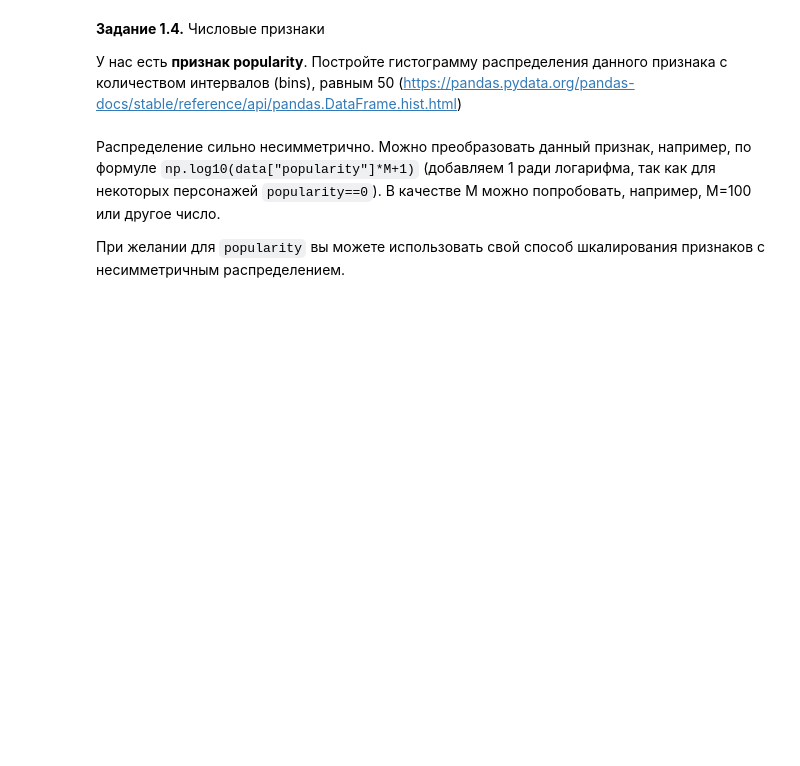
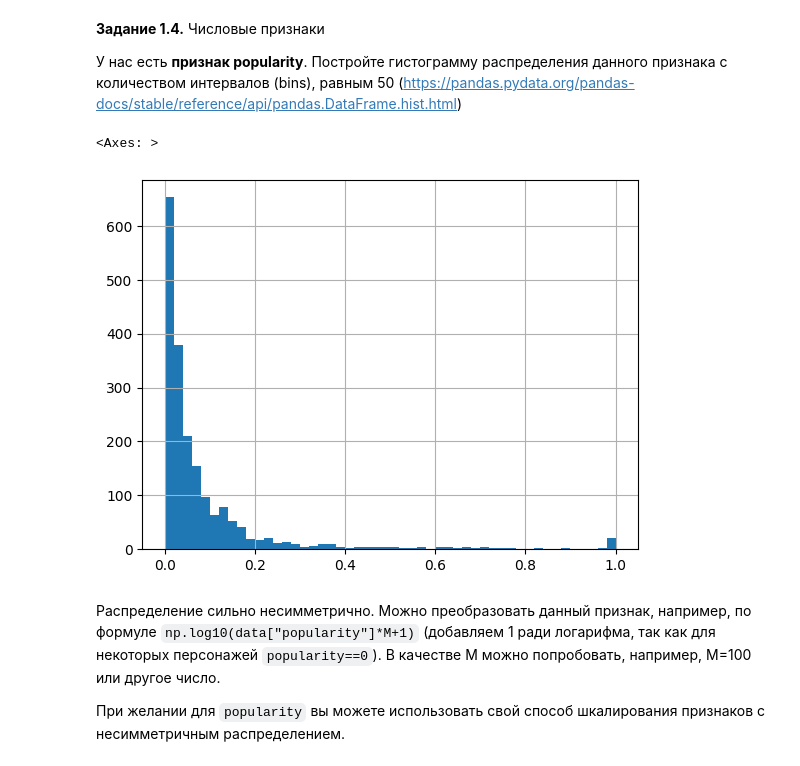
Before and after one commit to izzzav/DLS-1-fall, a Jupyter notebook: hw_1_game_of_thrones.ipynb, the cells around one changed output. Cells and saved outputs as stored; diff of their text form; code cells hidden in the pictures; blank space fills up the shorter version.

```diff
--- a/hw_1_game_of_thrones.ipynb
+++ b/hw_1_game_of_thrones.ipynb
@@ -104,4 +100,13 @@ To: /content/game_of_thrones_train.csv
 # %% [markdown]
 **Задание 1.2.** Загрузите датасет в Pandas DataFrame при помощи функции `read_csv`. Вместо дефолтных наименований строк `0,1,...`, при помощи параметра `index_col`, сделайте значения колонки `S.No` наименованиями строк:
+# %%
+train = pd.read_csv("game_of_thrones_train.csv", index_col='S.No')
+test = pd.read_csv("game_of_thrones_test.csv", index_col='S.No')
+
+train["is_train"] = 1
+test["is_train"] = 0
+
+#солью трейн и тест в одну выборку чтобы при анализе не делать смещение на различие трейна и теста
+data = pd.concat([train, test])
 # %%
-data = # ...
+data.info()
@@ -139,6 +208,11 @@ data.describe(include = [...]).T[['count', 'min', 'max']]
 **Задание 1.4.** Числовые признаки
 
 У нас есть **признак popularity**. Постройте гистограмму распределения данного признака с количеством интервалов (bins), равным 50 (https://pandas.pydata.org/pandas-docs/stable/reference/api/pandas.DataFrame.hist.html)
+# %%
+data["popularity"].hist(bins=50)
+# %% [output]
+<Axes: >
+[figure, added]
 # %% [markdown]
 Распределение сильно несимметрично. Можно преобразовать данный признак, например, по формуле `np.log10(data["popularity"]*M+1)` (добавляем 1 ради логарифма, так как для некоторых персонажей `popularity==0`). В качестве M можно попробовать, например, M=100 или другое число.
 
```
Also changed, not shown: parts of 50 cells of this notebook, 6 other files.
